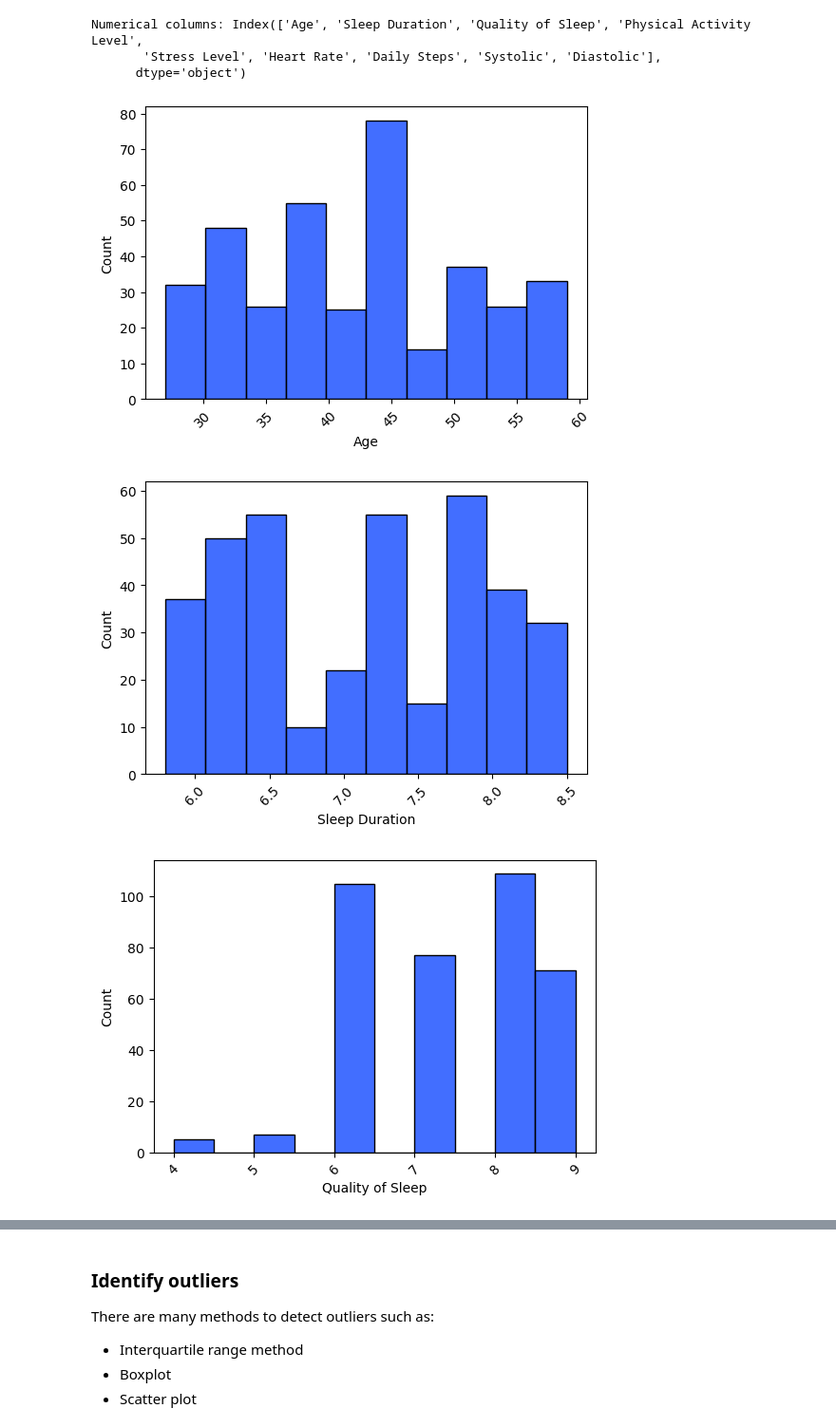
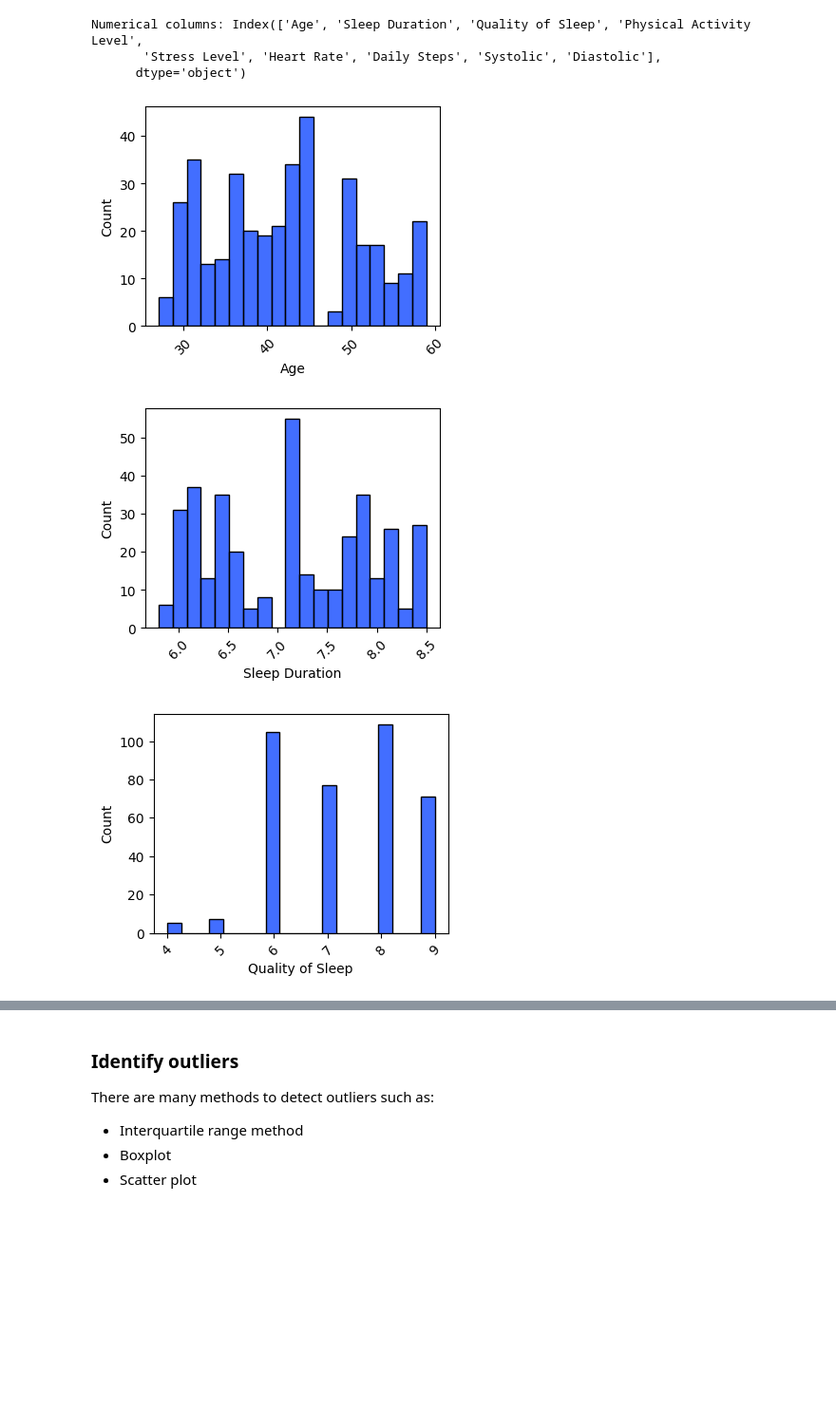
Before and after one commit to AlishaAng/EDA, a Jupyter notebook: EDA.ipynb, the cells around one changed output, grey strips where cells are left out. Shown: that part at 95% size. Drawn from its saved outputs; the diff is of its cells as text; code cells hidden in the pictures; blank space fills up the shorter version.

Commit message:
plots

```diff
--- a/EDA.ipynb
+++ b/EDA.ipynb
@@ -204,15 +223,17 @@ Numerical columns: Index(['Age', 'Sleep Duration', 'Quality of Sleep', 'Physical
        'Stress Level', 'Heart Rate', 'Daily Steps', 'Systolic', 'Diastolic'],
       dtype='object')
 # %%
-#visualisation
-sns.set_palette("bright")
+# #visualise the plots one by one
+# sns.set_palette("bright")
 
-for col in numerical_cols:
-    plt.subplots(figsize=(6, 4))
-    sns.histplot(x=col, data=df)
-    plt.xticks(rotation=45)
-    plt.show()
+# for col in numerical_cols:
+#     plt.subplots(figsize=(4, 3))
+#     # Determine the number of bins
+#     num_bins = int(np.sqrt(len(df[col])))
+#     sns.histplot(x=col, data=df, bins = num_bins)
+#     plt.xticks(rotation=45)
+#     plt.show()
 # %% [output]
-[figure, old version]
+[figure, new version]
-[figure, old version]
+[figure, new version]
-[figure, old version]
+[figure, new version]
```
Also changed, not shown: parts of 4 cells of this notebook.
